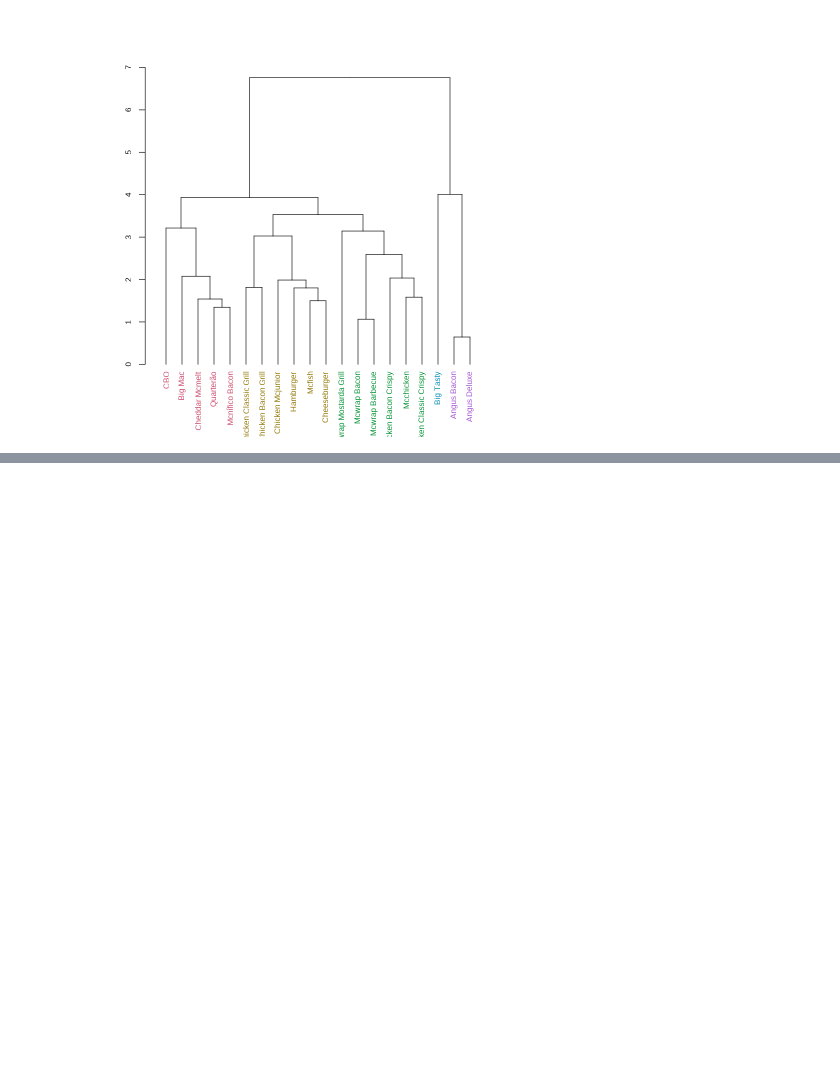
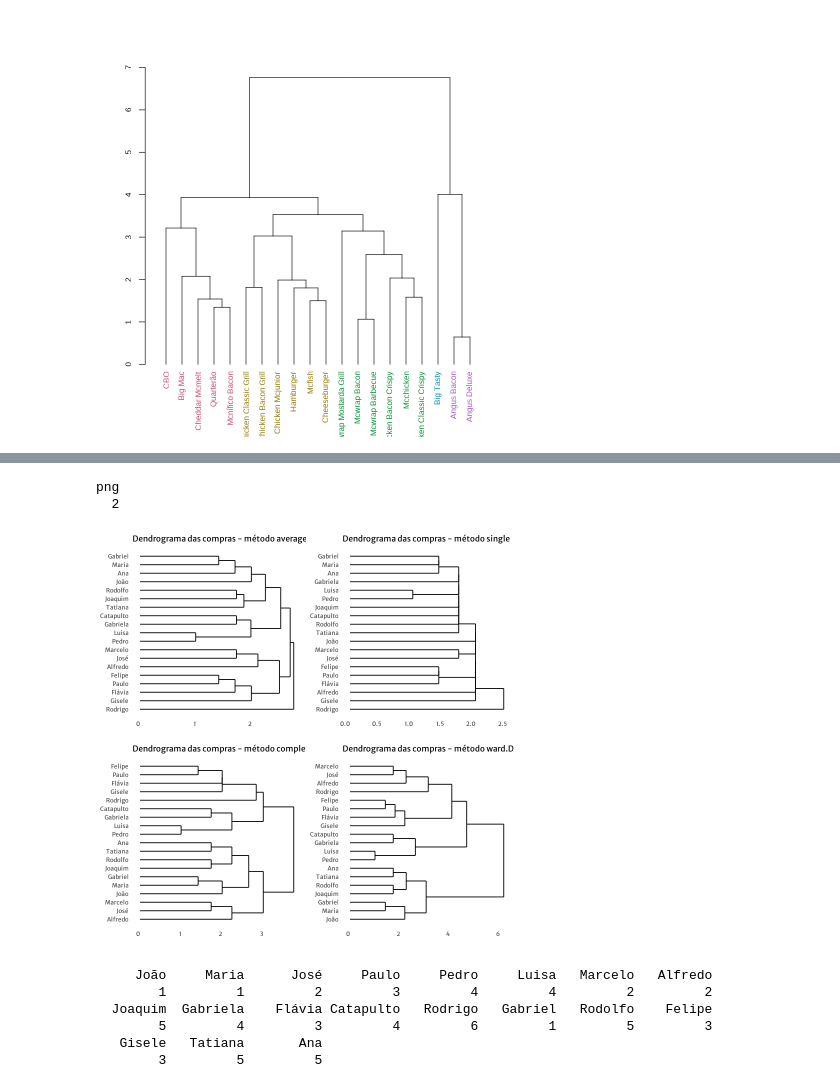
Before and after one commit to ramonferrari/mpgc_ti, a Jupyter notebook: BDADS_2S2023_Tarefa_Aulas_5_e_6_cluster.ipynb, the cells around one changed output, grey strips where cells are left out. Cells and saved outputs as stored; diff of their text form; code cells hidden in the pictures; blank space fills up the shorter version.

```diff
--- a/BDADS_2S2023_Tarefa_Aulas_5_e_6_cluster.ipynb
+++ b/BDADS_2S2023_Tarefa_Aulas_5_e_6_cluster.ipynb
@@ -168,0 +169,9 @@ plot(dend)
+# %%
+# Endereço do arquivo na nuvem, para funcionar para todos os colegas, em qualquer computador
+url_dataset <- c("https://raw.githubusercontent.com/ramonferrari/mpgc_ti/main/Rede%20Two%20Mode_Tarefa%20Aulas%205%20e%206.csv")
+# %%
+# Leitura dos dados
+compras <- read.table(url_dataset,header=TRUE,sep = ",")
+# Dataset lido corretamente?
+head(compras)
+names(compras)
@@ -168,0 +194,6 @@ plot(dend)
+# %%
+#coloca variavel "nome" como rownames
+row.names(compras)<-compras$`Pessoas`
+compras <- compras[,2:16]
+
+head(compras)
@@ -168,0 +210,48 @@ plot(dend)
+# %%
+# Implementa o algoritmo hierárquico e apresenta o dendrograma
+
+# Dataset já normalizado!
+
+# Plot 4x4
+for (i in 1:4) {assign(as.vector(paste0('grafico', i)),vector())}
+
+# Cria loop para fazer os gráficos
+layouts <- c("average","single","complete","ward.D")
+names(layouts) <- c(1:4)
+
+for (i in 1:length(layouts)) {
+
+  hc <- hclust(dist(compras), layouts[i])
+  p <- ggdendrogram(hc, rotate=FALSE)
+  titulo <- paste("Dendrograma das compras - método",layouts[i])
+  assign(paste0("grafico0", i), ggdendrogram(hc, rotate=TRUE)+ labs(title=titulo)+ theme(plot.title = element_text(size=12),text=element_text(family="merri")))
+
+  theme(text=element_text(family="merri", face="bold", size=16))
+  }
+
+grid.arrange(grafico01, grafico02, grafico03, grafico04, ncol=2)
+
+pdf("dendograma-compras.pdf", width = 13, height = 9)
+showtext_auto()
+grid.arrange(grafico01, grafico02, grafico03, grafico04, ncol=2)
+dev.off()
+# %% [output]
+png
+  2
+[figure, added]
+# %%
+# Podando a árvore em 6 grupos
+hc <- hclust(dist(compras), "complete")
+dend <- as.dendrogram(hc,rotate=TRUE)
+
+grupos <- cutree(hc,k=6)
+grupos
+
+dend <- color_labels(dend, k = 6)
+# %% [output]
+     João     Maria      José     Paulo     Pedro     Luisa   Marcelo   Alfredo
+        1         1         2         3         4         4         2         2
+  Joaquim  Gabriela    Flávia Catapulto   Rodrigo   Gabriel   Rodolfo    Felipe
+        5         4         3         4         6         1         5         3
+   Gisele   Tatiana       Ana
+        3         5         5
```
Also changed, not shown: parts of 6 cells of this notebook.
